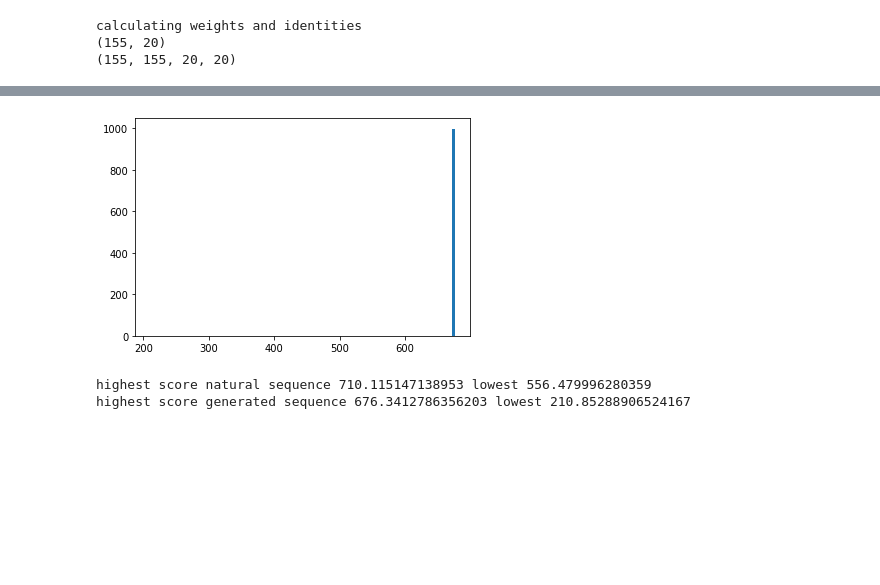
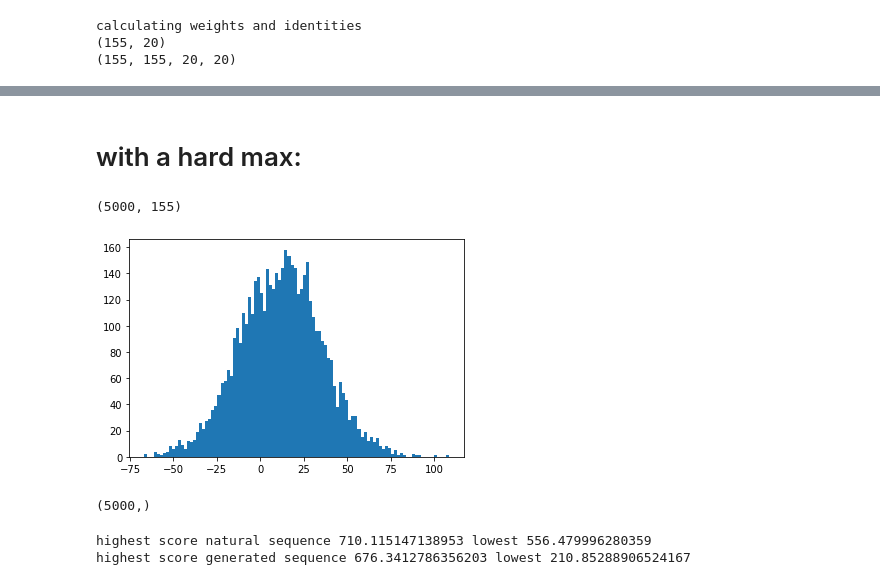
Before and after one commit to TrentBrick/learning-protein-landscapes, a Jupyter notebook: notebooks/InvestigateTrainedModel.ipynb, the cells around one changed output, grey strips where cells are left out. Drawn from its saved outputs; the diff is of its cells as text; code cells hidden in the pictures; blank space fills up the shorter version.

```diff
--- a/notebooks/InvestigateTrainedModel.ipynb
+++ b/notebooks/InvestigateTrainedModel.ipynb
@@ -144,0 +150,7 @@ array([0., 0., 0., 0., 0., 0., 0., 0., 0., 0., 0., 0., 0., 0., 0., 0., 0.,
+# %%
+sample_z = network.sample_z(temperature=1.0, nsample=num_gen) # much faster this way.
+sample_x, Jzx = network.transform_zxJ(sample_z)
+# %%
+sample_x = sample_x.reshape(sample_x.shape[0], -1, 20)
+sample_x = softmax(sample_x, axis=-1)
+sample_x = sample_x.reshape(sample_x.shape[0], -1)
@@ -144,0 +175,4 @@ array([0., 0., 0., 0., 0., 0., 0., 0., 0., 0., 0., 0., 0., 0., 0., 0., 0.,
+# %%
+'''seq_len = 2
+h = h[0:seq_len, :]
+J = J[0:seq_len, 0:seq_len, :,:]'''
@@ -145,8 +192,21 @@ array([0., 0., 0., 0., 0., 0., 0., 0., 0., 0., 0., 0., 0., 0., 0., 0., 0.,
+# %% [markdown]
+# with a hard max:
+# %%
+inp = sample_x.reshape(sample_x.shape[0], -1, 20)
+inp = np.argmax(inp, axis=-1)
 # %%
+print(inp.shape)
+energy_x = hamiltonians(inp, J, h)[:,0]
+
 plt.hist(energy_x, bins=100)
 plt.show()
 # %% [output]
+(5000, 155)
-[figure, old version]
+[figure, new version]
+# %%
+energy_x.shape
+# %% [output]
+(5000,)
 # %%
 print( 'highest score natural sequence',  np.max(nat_energies), 'lowest', np.min(nat_energies))
 print('highest score generated sequence', np.max(energy_x), 'lowest', np.min(energy_x))
```
Also changed, not shown: parts of 21 cells of this notebook, 7 other files.
